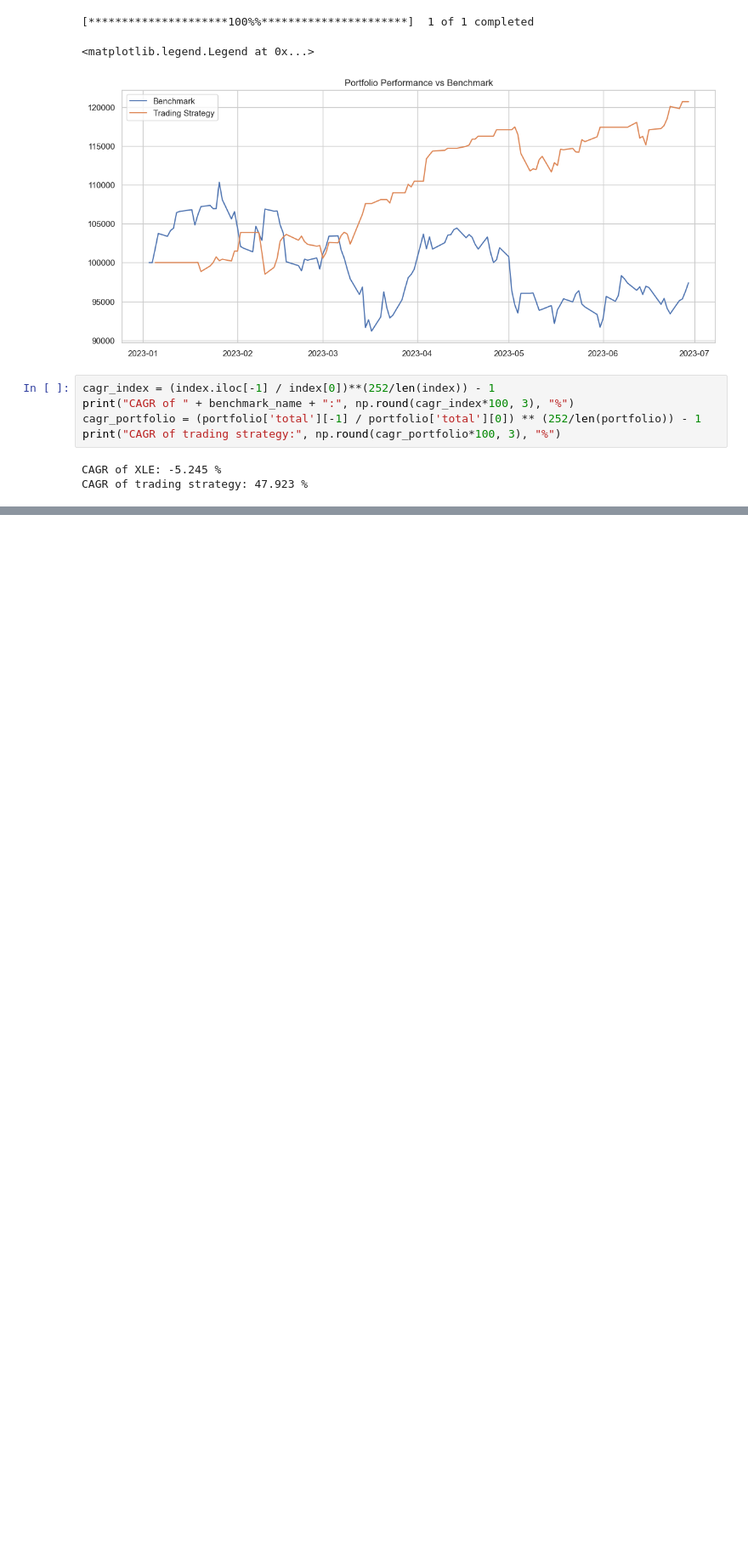
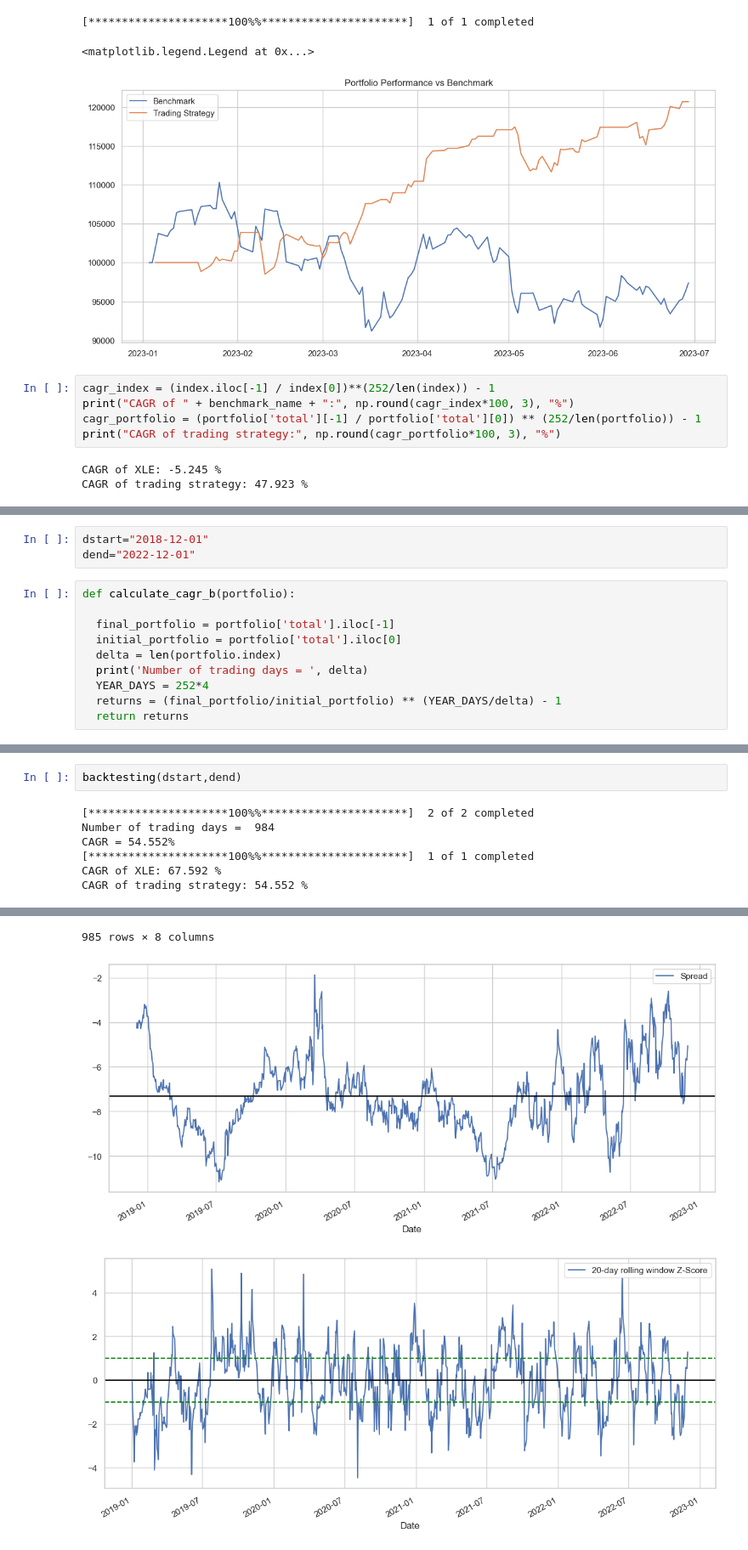
Before and after one commit to Akshat111111/Hedging-of-Financial-Derivatives, a Jupyter notebook: NYSE/PairsTrading_NYSE_Energy_Sector.ipynb, the cells around one changed output, grey strips where cells are left out. Shown at 85% size. Saved outputs shown, nothing was run; the diff lists cells and outputs as text; blank space fills up the shorter version.

```diff
--- a/NYSE/PairsTrading_NYSE_Energy_Sector.ipynb
+++ b/NYSE/PairsTrading_NYSE_Energy_Sector.ipynb
@@ -357,0 +360,13 @@ CAGR of trading strategy: 47.923 %
+# %%
+dstart="2018-12-01"
+dend="2022-12-01"
+# %%
+def calculate_cagr_b(portfolio):
+
+  final_portfolio = portfolio['total'].iloc[-1]
+  initial_portfolio = portfolio['total'].iloc[0]
+  delta = len(portfolio.index)
+  print('Number of trading days = ', delta)
+  YEAR_DAYS = 252*4
+  returns = (final_portfolio/initial_portfolio) ** (YEAR_DAYS/delta) - 1
+  return returns
@@ -357,0 +424,9 @@ CAGR of trading strategy: 47.923 %
+# %%
+backtesting(dstart,dend)
+# %% [output]
+[*********************100%%**********************]  2 of 2 completed
+Number of trading days =  984
+CAGR = 54.552%
+[*********************100%%**********************]  1 of 1 completed
+CAGR of XLE: 67.592 %
+CAGR of trading strategy: 54.552 %
@@ -357,0 +446,3 @@ CAGR of trading strategy: 47.923 %
+985 rows × 8 columns
+[figure, added]
+[figure, added]
```
Also changed, not shown: parts of 7 cells of this notebook, 3 other files.
